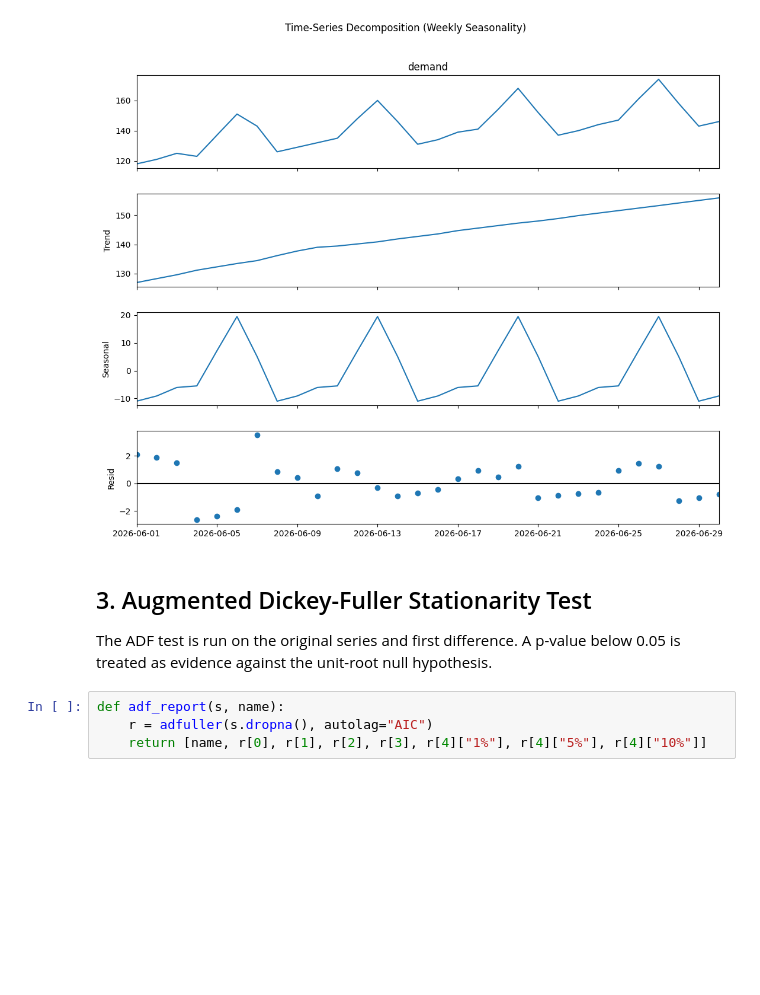
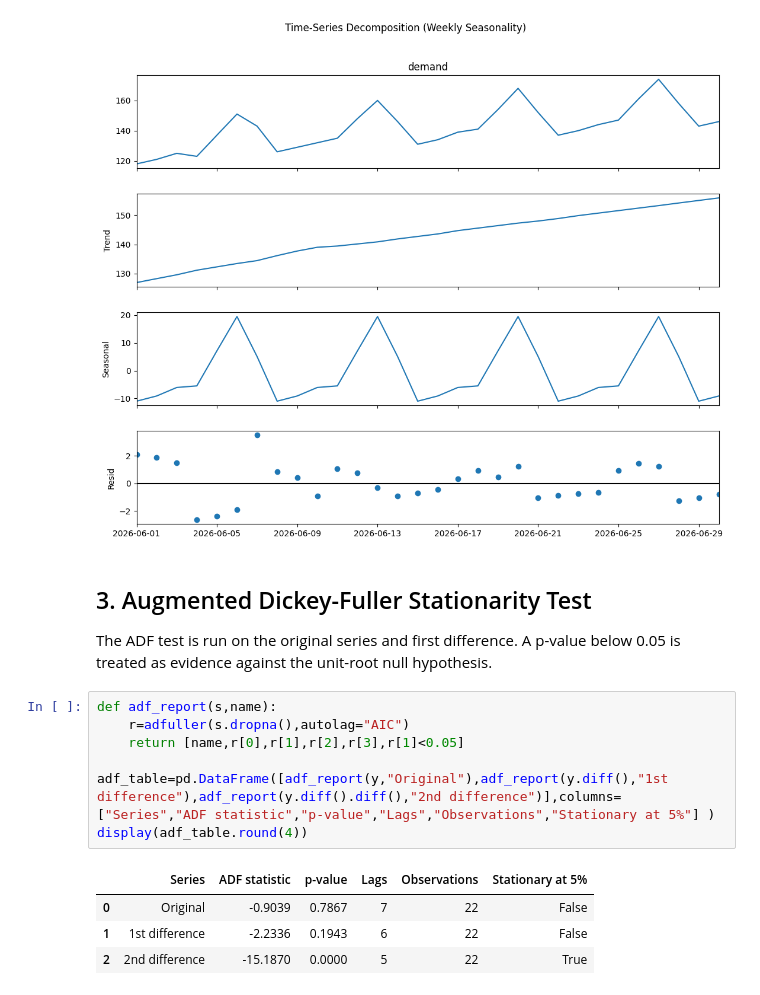
Before and after one commit to amitsinghbhadouriya/Data-science-with-python-and-R-intern-tasks, a Jupyter notebook: time_series_forecasting_deliverable/time_series_forecasting_SARIMA.ipynb, the cells around one changed output. Cells and saved outputs as stored; diff of their text form; blank space fills up the shorter version.

Commit message:
feat(forecasting): execute ADF tests on raw series and first-order difference

```diff
--- a/time_series_forecasting_deliverable/time_series_forecasting_SARIMA.ipynb
+++ b/time_series_forecasting_deliverable/time_series_forecasting_SARIMA.ipynb
@@ -71,6 +71,14 @@ fig=decomp.plot(); fig.set_size_inches(12,9); plt.suptitle("Time-Series Decompos
 
 The ADF test is run on the original series and first difference. A p-value below 0.05 is treated as evidence against the unit-root null hypothesis.
 # %%
-def adf_report(s, name):
-    r = adfuller(s.dropna(), autolag="AIC")
-    return [name, r[0], r[1], r[2], r[3], r[4]["1%"], r[4]["5%"], r[4]["10%"]]
+def adf_report(s,name):
+    r=adfuller(s.dropna(),autolag="AIC")
+    return [name,r[0],r[1],r[2],r[3],r[1]<0.05]
+
+adf_table=pd.DataFrame([adf_report(y,"Original"),adf_report(y.diff(),"1st difference"),adf_report(y.diff().diff(),"2nd difference")],columns=["Series","ADF statistic","p-value","Lags","Observations","Stationary at 5%"] )
+display(adf_table.round(4))
+# %% [output]
+|  | Series | ADF statistic | p-value | Lags | Observations | Stationary at 5% |
+| 0 | Original | -0.9039 | 0.7867 | 7 | 22 | False |
+| 1 | 1st difference | -2.2336 | 0.1943 | 6 | 22 | False |
+| 2 | 2nd difference | -15.1870 | 0.0000 | 5 | 22 | True |
```
